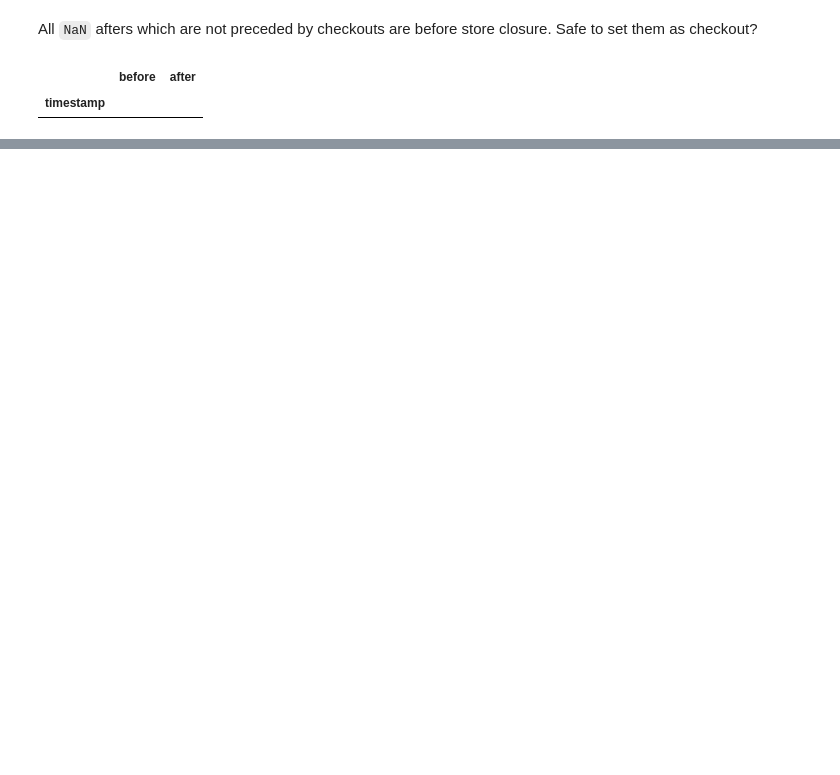
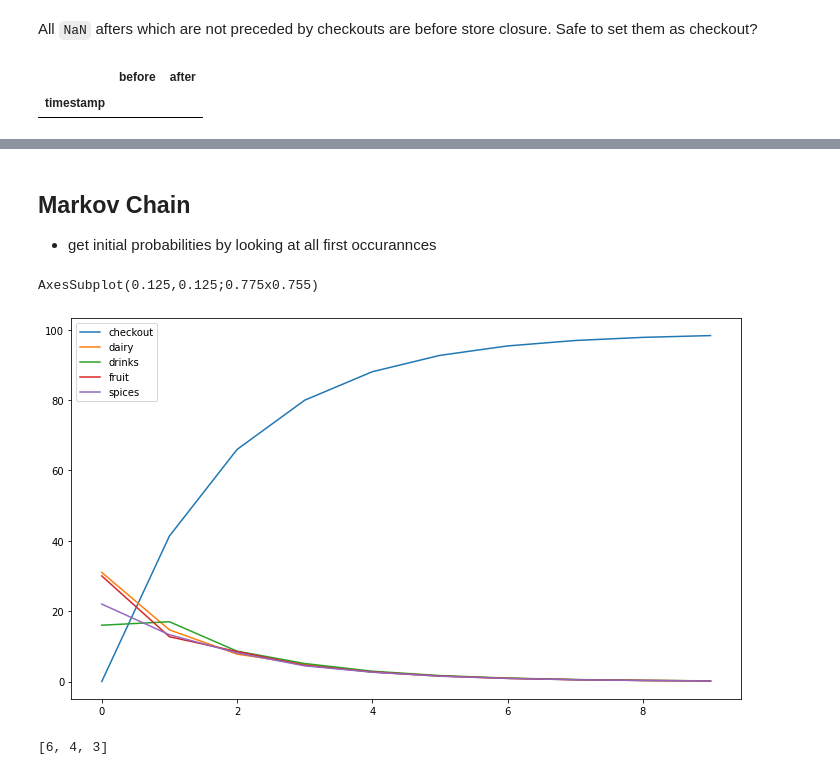
Before and after one commit to the-Hull/p045_spiced_projects, a Jupyter notebook: 08_week/02_project/01_exploration.ipynb, the cells around one changed output, grey strips where cells are left out. Saved outputs shown, nothing was run; the diff lists cells and outputs as text; code cells hidden in the pictures; blank space fills up the shorter version.

Commit message:
markov model

```diff
--- a/08_week/02_project/01_exploration.ipynb
+++ b/08_week/02_project/01_exploration.ipynb
@@ -251,5 +253,6 @@ All `NaN` afters which are not preceded by checkouts are before store closure. S
 # %%
-transitions.mask((transitions.after.isna()) & (transitions.before != 'checkout'), 'checkout', inplace=True)
+# transitions.mask((transitions.after.isna()) & (transitions.before != 'checkout'), 'checkout', inplace=True)
+transitions.loc[(transitions.after.isna()), 'after'] = 'checkout'
 # %%
 transitions.loc[(transitions.after.isna()) & (transitions.before != 'checkout'), ].head(50)
 # %% [output]
@@ -258,4 +282,6 @@ transitions.loc[(transitions.after.isna()) & (transitions.before != 'checkout'),
 # %%
-subset = transitions.loc[transitions.before != 'checkout', ]
-transition_matrix = pd.crosstab(subset['after'], subset['before'], normalize=0)
-transition_matrix
+# subset = transitions.loc[transitions.before != 'checkout', ]
+# transition_matrix = pd.crosstab(subset['after'], subset['before'], normalize=0)
+
+transition_matrix = pd.crosstab( transitions['before'],transitions['after'], normalize=0)
+# transition_matrix.iloc[0,0]  = 1
@@ -277,3 +305,42 @@ drinks      1.0
 fruit       1.0
 spices      1.0
 dtype: float64
+# %% [markdown]
+## Markov Chain
+
+- get initial probabilities by looking at all first occurannces
+# %%
+initial_condition_entrance = behaviour_counts['first'].value_counts().apply(lambda x: x / behaviour_counts['first'].value_counts().sum()).sort_index()
+# behaviour_counts['first'].value_counts().sum()
+initial_condition_entrance= pd.concat([initial_condition_entrance, pd.Series(0, index = ['checkout'])]).sort_index()
+# %%
+n_customers = 100
+n_new_customers = 0
+new_customers = round(initial_condition_entrance * n_new_customers)
+n_steps = 10
+
+# delta_t = 120 # seconds
+
+import numpy as np
+
+initial_conditions_customers = round(initial_condition_entrance * n_customers)
+
+
+customers = np.full((n_steps) * len(initial_conditions_customers), None).reshape(n_steps, len(initial_conditions_customers))
+
+for nc in range(n_steps):
+
+    if nc == 0:
+        transitioned_customers = np.array(initial_conditions_customers)
+    else:
+        transitioned_customers=transitioned_customers + np.array(new_customers)
+        transitioned_customers = transitioned_customers.dot(np.array(transition_matrix))
+    customers[nc] = transitioned_customers
+print(pd.DataFrame(customers, columns = initial_conditions_customers.index).plot())
+# %% [output]
+AxesSubplot(0.125,0.125;0.775x0.755)
+[figure, added]
+# %%
+list(map(lambda x: x + 1, [5, 3, 2]))
+# %% [output]
+[6, 4, 3]
```
Also changed, not shown: parts of 7 cells of this notebook.
